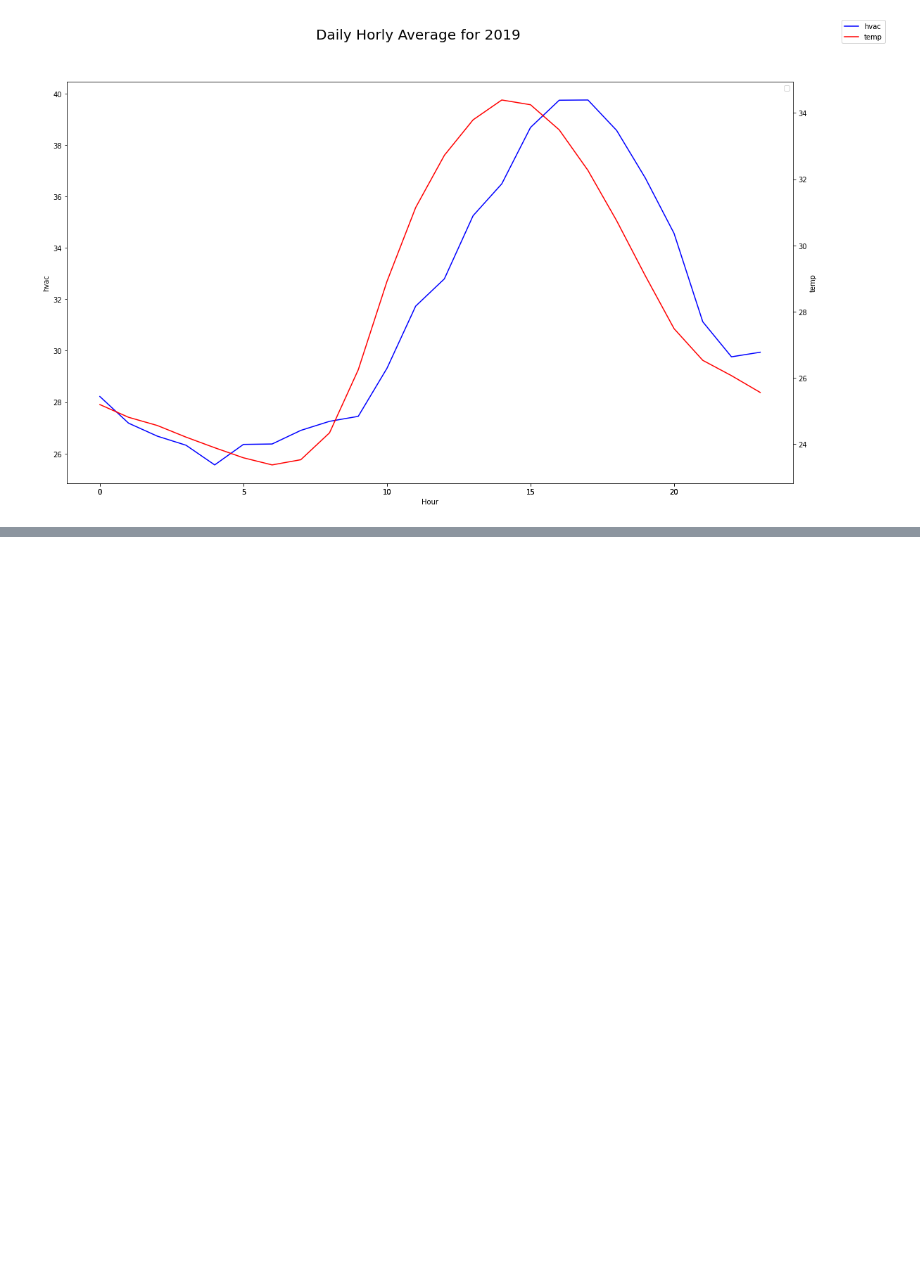
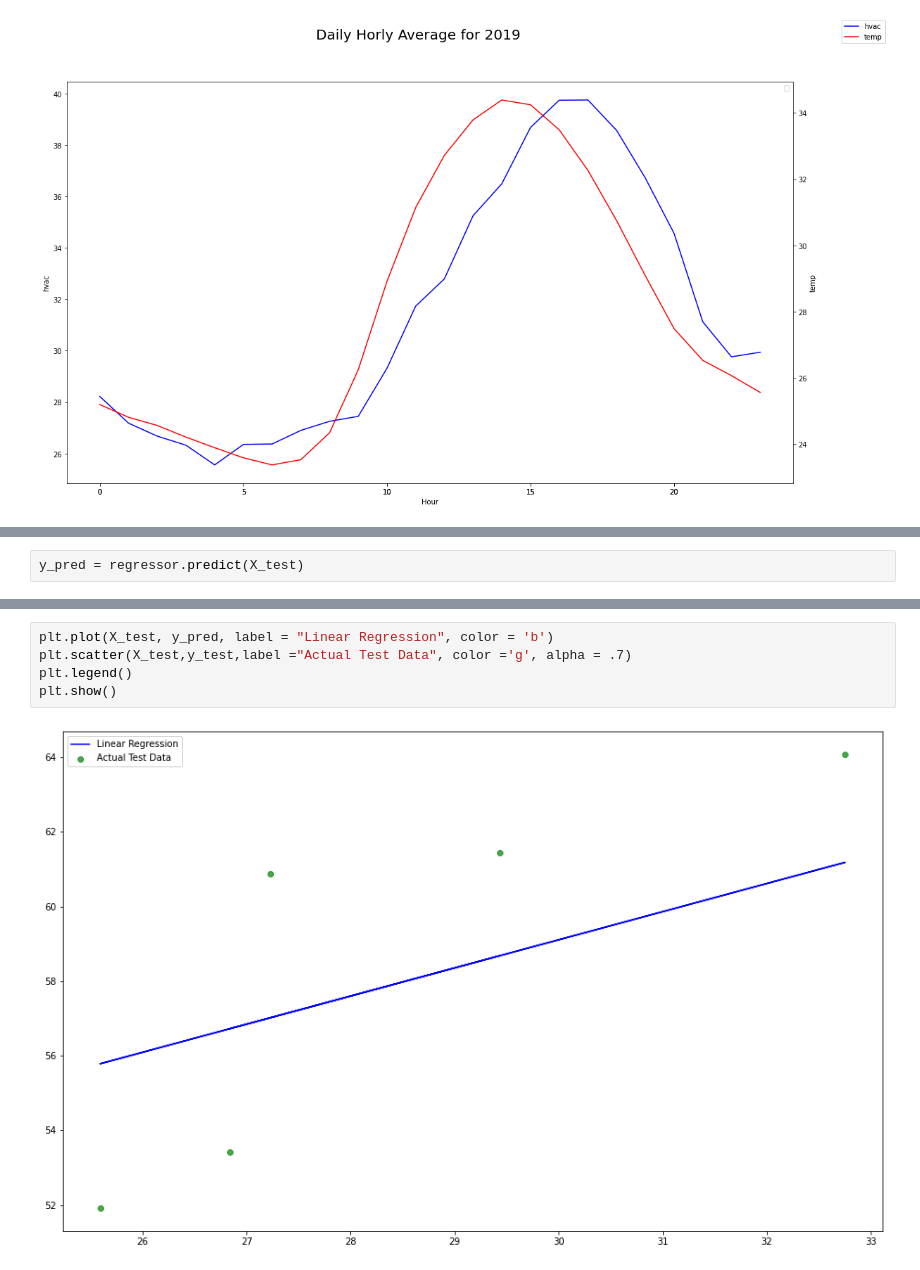
Before and after one commit to singhaniket98/Energy-Consumption-Prediction, a Jupyter notebook: src/daily_avg.ipynb, the cells around one changed output, grey strips where cells are left out. Cells and saved outputs as stored; diff of their text form; blank space fills up the shorter version.

```diff
--- a/src/daily_avg.ipynb
+++ b/src/daily_avg.ipynb
@@ -279,0 +398,2 @@ See: https://matplotlib.org/users/legend_guide.html#creating-artists-specificall
+# %%
+y_pred = regressor.predict(X_test)
@@ -279,0 +418,7 @@ See: https://matplotlib.org/users/legend_guide.html#creating-artists-specificall
+# %%
+plt.plot(X_test, y_pred, label = "Linear Regression", color = 'b')
+plt.scatter(X_test,y_test,label ="Actual Test Data", color ='g', alpha = .7)
+plt.legend()
+plt.show()
+# %% [output]
+[figure, added]
```
Also changed, not shown: parts of 36 cells of this notebook, 4 other files.
